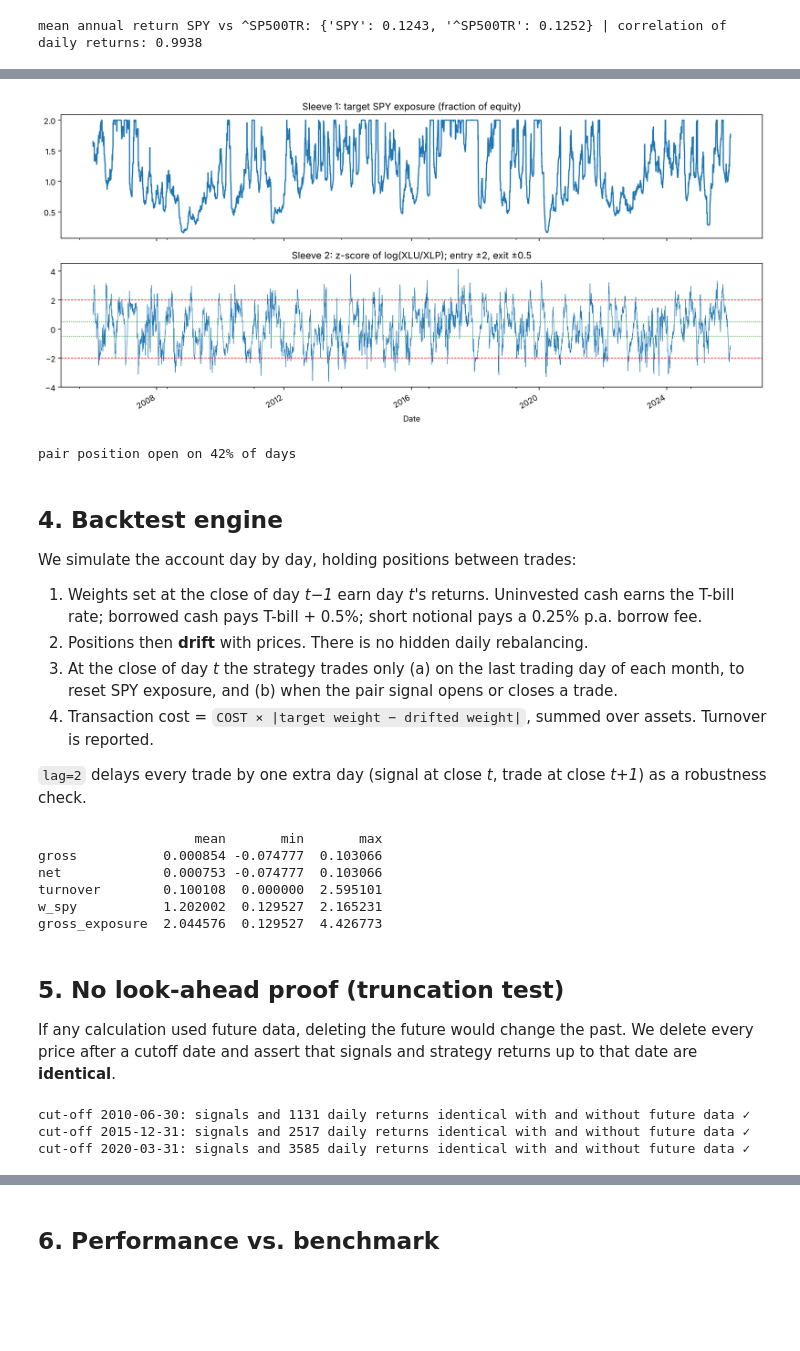
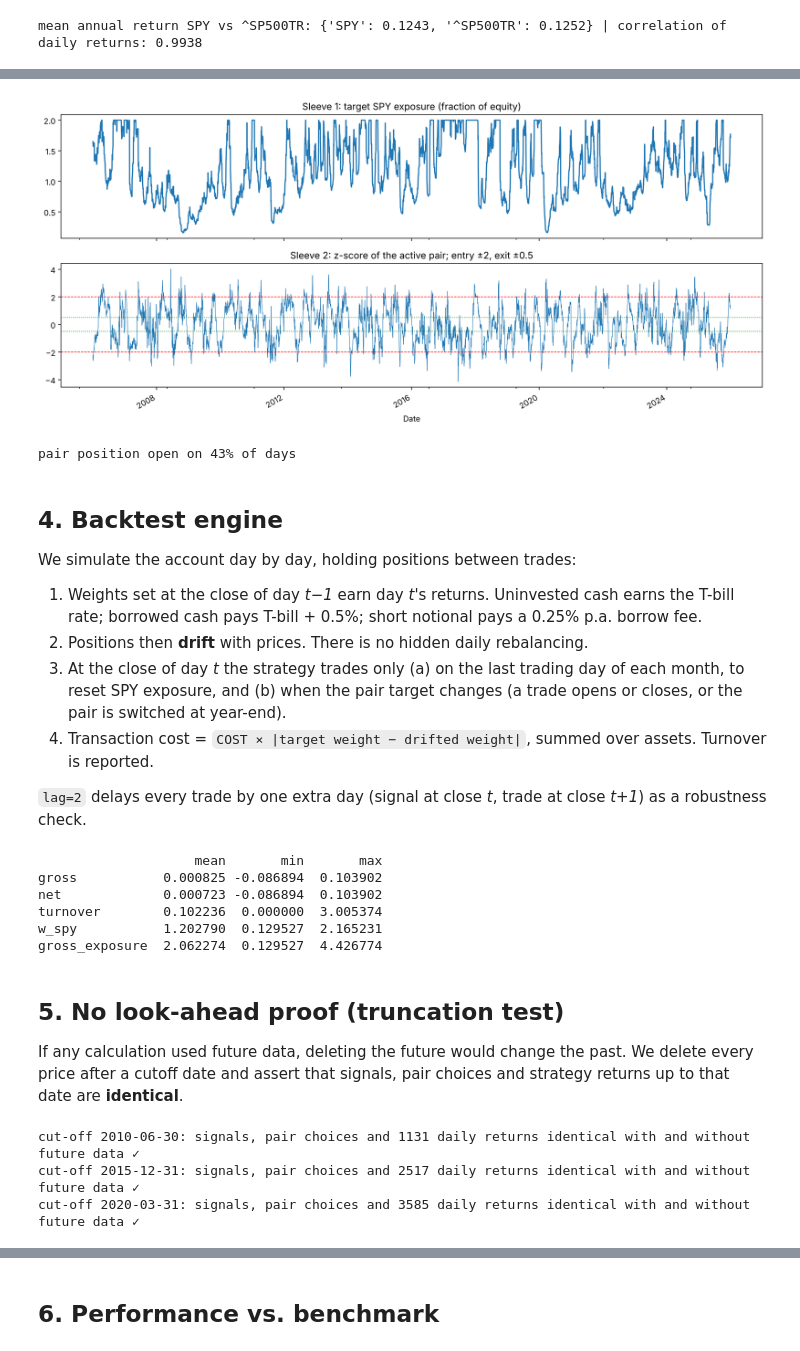
Before and after one commit to Ben10Nova/FinancialModellingGroupN, a Jupyter notebook: FM_GroupN_backtest.ipynb, the cells around one changed output, grey strips where cells are left out. Cells and saved outputs as stored; diff of their text form; code cells hidden in the pictures; blank space fills up the shorter version.

```diff
--- a/FM_GroupN_backtest.ipynb
+++ b/FM_GroupN_backtest.ipynb
@@ -30,7 +30,7 @@ yfinance 1.8.0 | pandas 3.0.5
 ## 1. Parameters (all assumptions in one place)
 # %%
 START, END = '2006-01-01', '2025-12-31'   # evaluation window: first and last return day (inclusive)
-DATA_START = '2005-06-01'                 # warm-up history so the 60-day and 21-day windows exist on day 1
+DATA_START = '1999-01-01'                 # sector ETFs start Dec-1998; earlier years serve as warm-up / formation data
 IS_END = '2015-12-31'                     # split for the in-sample / out-of-sample check
 
 # Sleeve 1: volatility-managed SPY
@@ -39,7 +39,8 @@ VOL_DAYS   = 21       # look-back for realised volatility (~1 month)
 MAX_LEV    = 2.0      # cap on SPY exposure
 
 # Sleeve 2: pair overlay
-PAIR_A, PAIR_B = 'XLU', 'XLP'
+SECTORS = ['XLB', 'XLE', 'XLF', 'XLI', 'XLK', 'XLP', 'XLU', 'XLV', 'XLY']   # the 9 original Select Sector SPDRs
+BETA_YEARS = 1        # look-back (calendar years) for the beta estimate used to pick the pair
 Z_WIN, Z_IN, Z_OUT = 60, 2.0, 0.5
 PAIR_SIZE = 1.0       # notional per leg as a fraction of equity
 
@@ -48,7 +49,8 @@ COST       = 0.0010   # 10 bp of notional traded (spread + commission + slippage
 FIN_SPREAD = 0.0050   # borrowing cost above the T-bill rate, p.a.
 SHORT_FEE  = 0.0025   # stock-borrow fee on short notional, p.a.
 
-TICKERS = ['SPY', 'XLU', 'XLP', '^SP500TR', '^IRX']
+ASSETS  = ['SPY'] + SECTORS
+TICKERS = ASSETS + ['^SP500TR', '^IRX']
 # %% [markdown]
 ## 2. Data
 * **Source:** Yahoo Finance through the `yfinance` API.
@@ -105,56 +192,38 @@ Both signals use only prices up to and including the close of day *t*. Trades ha
 # %%
-def spy_exposure(px):
-    vol = px['SPY'].pct_change().rolling(VOL_DAYS).std() * np.sqrt(252)   # trailing window ending at t
-    return (TARGET_VOL / vol).clip(upper=MAX_LEV)
-
-def pair_position(px, win=Z_WIN, z_in=Z_IN, z_out=Z_OUT):
-    s = np.log(px[PAIR_A] / px[PAIR_B])
-    z = (s - s.rolling(win).mean()) / s.rolling(win).std()                 # trailing window ending at t
-    pos, p = [], 0
-    for zt in z:
-        if np.isnan(zt):                 p = 0
-        elif p == 0 and zt >  z_in:      p = -1   # XLU rich vs XLP: short XLU, long XLP
-        elif p == 0 and zt < -z_in:      p = +1   # XLU cheap vs XLP: long XLU, short XLP
-        elif p != 0 and abs(zt) < z_out: p = 0    # spread has reverted: close
-        pos.append(p)
-    return pd.Series(pos, index=z.index, dtype=float), z
-
-expo = spy_exposure(px)
-pos, z = pair_position(px)
-
 fig, ax = plt.subplots(2, 1, figsize=(13, 6), sharex=True)
 expo.loc[START:END].plot(ax=ax[0], title='Sleeve 1: target SPY exposure (fraction of equity)')
-z.loc[START:END].plot(ax=ax[1], lw=.6, title='Sleeve 2: z-score of log(XLU/XLP); entry ±2, exit ±0.5')
+z_active.loc[START:END].plot(ax=ax[1], lw=.6, title='Sleeve 2: z-score of the active pair; entry ±2, exit ±0.5')
 for h in [Z_IN, -Z_IN]: ax[1].axhline(h, c='r', ls='--', lw=.8)
 for h in [Z_OUT, -Z_OUT]: ax[1].axhline(h, c='g', ls=':', lw=.8)
 plt.tight_layout(); plt.show()
-print(f'pair position open on {(pos.loc[START:END] != 0).mean():.0%} of days')
+open_ = tgt_pair.abs().sum(axis=1).loc[START:END] > 0
+print(f'pair position open on {open_.mean():.0%} of days')
 # %% [output]
-[figure, old version]
+[figure, new version]
-pair position open on 42% of days
+pair position open on 43% of days
 # %% [markdown]
 ## 4. Backtest engine
 We simulate the account day by day, holding positions between trades:
 
 1. Weights set at the close of day *t−1* earn day *t*'s returns. Uninvested cash earns the T-bill rate; borrowed cash pays T-bill + 0.5%; short notional pays a 0.25% p.a. borrow fee.
 2. Positions then **drift** with prices. There is no hidden daily rebalancing.
-3. At the close of day *t* the strategy trades only (a) on the last trading day of each month, to reset SPY exposure, and (b) when the pair signal opens or closes a trade.
+3. At the close of day *t* the strategy trades only (a) on the last trading day of each month, to reset SPY exposure, and (b) when the pair target changes (a trade opens or closes, or the pair is switched at year-end).
 4. Transaction cost = `COST × |target weight − drifted weight|`, summed over assets. Turnover is reported.
 
 `lag=2` delays every trade by one extra day (signal at close *t*, trade at close *t+1*) as a robustness check.
 # %%
 def backtest(px, use_spy=True, pair_size=PAIR_SIZE, cost=COST, lag=1, pair_kw={}):
     e = spy_exposure(px) if use_spy else pd.Series(0.0, index=px.index)
-    p, _ = pair_position(px, **pair_kw)
-    month_end = px.index.to_series().groupby(px.index.to_period('M')).transform('max') == px.index
-    e, p, month_end = e.shift(lag - 1), p.shift(lag - 1), month_end.shift(lag - 1, fill_value=False)
+    tp = pair_targets(px, **pair_kw)[0]
+    me = pd.Series(month_end_flag(px.index), index=px.index)
+    e, tp, me = e.shift(lag - 1), tp.shift(lag - 1).fillna(0), me.shift(lag - 1, fill_value=False)
 
     i0 = px.index.searchsorted(pd.Timestamp(START)) - 1          # last close before START: initial trade
     idx = px.index[i0:][px.index[i0:] <= pd.Timestamp(END)]
-    R = px[['SPY', PAIR_A, PAIR_B]].pct_change().loc[idx].values
-    rf, e, p, me = rf_d.loc[idx].values, e.loc[idx].values, p.loc[idx].fillna(0).values, month_end.loc[idx].values
+    R = px[ASSETS].pct_change().loc[idx].values
+    rf, e, P, me = rf_d.loc[idx].values, e.loc[idx].values, tp.loc[idx].values * pair_size, me.loc[idx].values
 
-    w, prev_p, rows = np.zeros(3), 0.0, []
+    w, prev, rows = np.zeros(len(ASSETS)), np.zeros(len(SECTORS)), []
     for i in range(len(idx)):
         if i == 0:
             gross, w_drift = 0.0, w.copy()                           # nothing held before the first close
@@ -166,9 +235,9 @@ def backtest(px, use_spy=True, pair_size=PAIR_SIZE, cost=COST, lag=1, pair_kw={}
         tgt = w_drift.copy()
         if i == 0 or me[i]:
             tgt[0] = e[i]
-        if p[i] != prev_p:
-            tgt[1], tgt[2] = p[i] * pair_size, -p[i] * pair_size
-            prev_p = p[i]
+        if not np.array_equal(P[i], prev):
+            tgt[1:] = P[i]
+            prev = P[i]
         turn = np.abs(tgt - w_drift).sum()
         rows.append((gross, gross - turn * cost, turn, tgt[0], np.abs(tgt).sum()))
         w = tgt
@@ -179,24 +248,24 @@ bt = backtest(px)
 print(bt.describe().T[['mean', 'min', 'max']])
 # %% [output]
                     mean       min       max
-gross           0.000854 -0.074777  0.103066
-net             0.000753 -0.074777  0.103066
-turnover        0.100108  0.000000  2.595101
-w_spy           1.202002  0.129527  2.165231
-gross_exposure  2.044576  0.129527  4.426773
+gross           0.000825 -0.086894  0.103902
+net             0.000723 -0.086894  0.103902
+turnover        0.102236  0.000000  3.005374
+w_spy           1.202790  0.129527  2.165231
+gross_exposure  2.062274  0.129527  4.426774
 # %% [markdown]
 ## 5. No look-ahead proof (truncation test)
-If any calculation used future data, deleting the future would change the past. We delete every price after a cutoff date and assert that signals and strategy returns up to that date are **identical**.
+If any calculation used future data, deleting the future would change the past. We delete every price after a cutoff date and assert that signals, pair choices and strategy returns up to that date are **identical**.
 # %%
 for cut in ['2010-06-30', '2015-12-31', '2020-03-31']:
     px_cut = px.loc[:cut]
     assert np.allclose(spy_exposure(px).loc[:cut].dropna(), spy_exposure(px_cut).dropna())
-    assert (pair_position(px)[0].loc[:cut] == pair_position(px_cut)[0]).all()
+    assert np.allclose(pair_targets(px)[0].loc[:cut], pair_targets(px_cut)[0])
     full, trunc = backtest(px).loc[:cut], backtest(px_cut)
     assert np.allclose(full.values, trunc.values), cut
-    print(f'cut-off {cut}: signals and {len(trunc)} daily returns identical with and without future data ✓')
+    print(f'cut-off {cut}: signals, pair choices and {len(trunc)} daily returns identical with and without future data ✓')
 # %% [output]
-cut-off 2010-06-30: signals and 1131 daily returns identical with and without future data ✓
-cut-off 2015-12-31: signals and 2517 daily returns identical with and without future data ✓
-cut-off 2020-03-31: signals and 3585 daily returns identical with and without future data ✓
+cut-off 2010-06-30: signals, pair choices and 1131 daily returns identical with and without future data ✓
+cut-off 2015-12-31: signals, pair choices and 2517 daily returns identical with and without future data ✓
+cut-off 2020-03-31: signals, pair choices and 3585 daily returns identical with and without future data ✓
 # %% [markdown]
```
Also changed, not shown: parts of 22 cells of this notebook, 4 other files.
